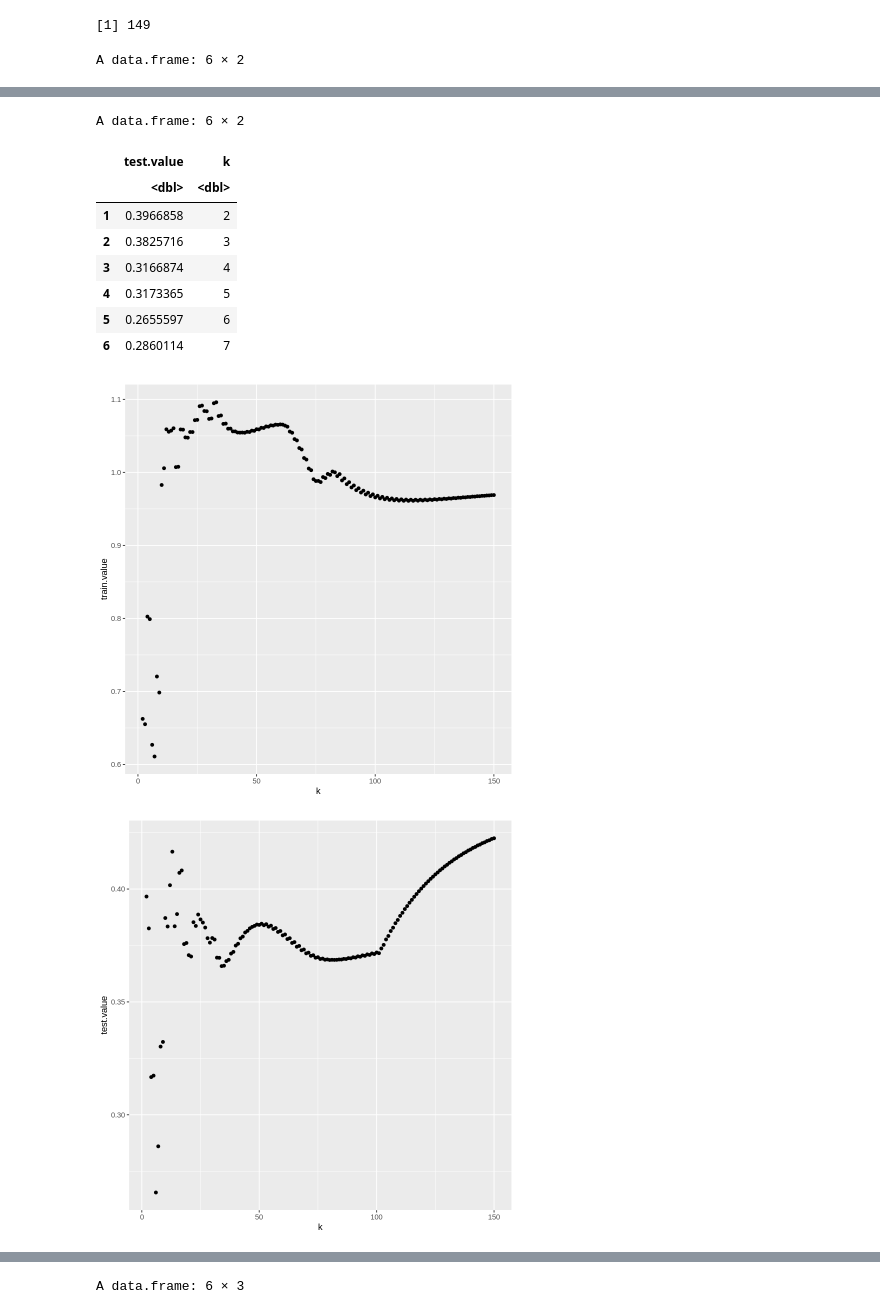
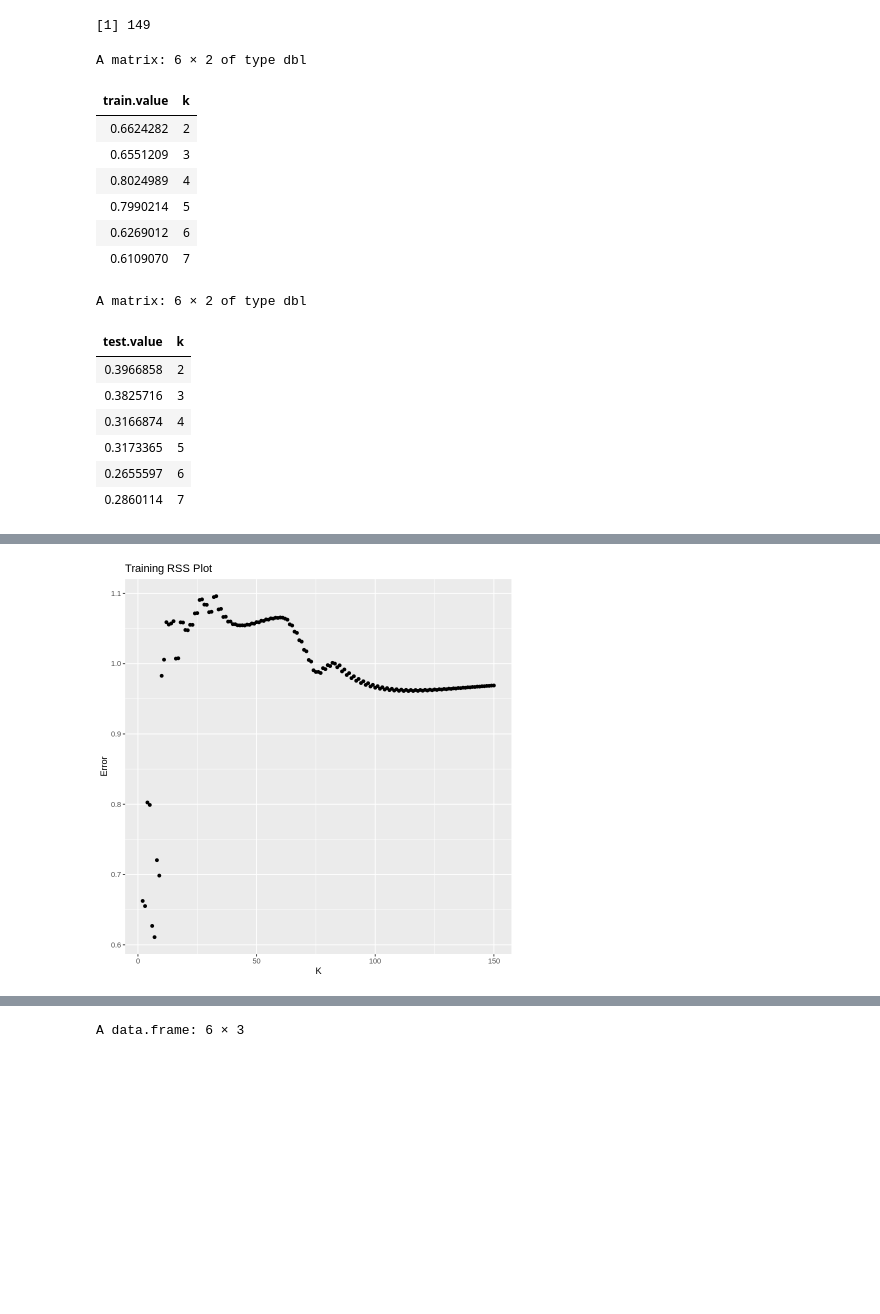
Before and after one commit to jam641/macaluso_DSPN_S23, a Jupyter notebook: Exercise17.ipynb, the cells around one changed output, grey strips where cells are left out. Saved outputs shown, nothing was run; the diff lists cells and outputs as text; code cells hidden in the pictures; blank space fills up the shorter version.

```diff
--- a/Exercise17.ipynb
+++ b/Exercise17.ipynb
@@ -554,32 +553,45 @@ A matrix: 6 × 2 of type int
 for (k in degree) {
     ridge.mod <- glmnet(poly(x,k, raw = TRUE), y, alpha = 0, lambda = lambda)
     # pull predictions
-    train.pred <- predict(ridge.mod, newx = poly(x,k, raw = TRUE))
-    test.pred <- predict(ridge.mod, newx = poly(x,k, raw = TRUE))
-    # compare predictions; get residual; observed y aka our residual error
-    train.res <- train.df$y - train.pred
-    test.res <- test.df$y - test.pred
-    # each k, we want the median squared error for our train and test
+    ridge.pred <- predict(ridge.mod, s = .00005, newx = poly(x,k, raw = TRUE))
+    # res
+    train.res <- train.df$y - ridge.pred
+    test.res <- test.df$y - ridge.pred
+    # error
     train.sq.err <- median((train.res)^2) # median of squared values
     test.sq.err <- median((test.res)^2) # median of squared values
-    # summary stat (see how the model did); which k each goes with (k = 2, not 1)
-    # output vectors, fill in iteratively; k-1 row, column 1
-    train_rss[k-1,1] <- train.sq.err # object, location in object; put right hand side value in and save it
+    # train_rss and test_rss
+    train_rss[k-1,1] <- train.sq.err # object, location in object
     test_rss[k-1,1] <- test.sq.err
 }
+# %%
+head(train_rss) # values plugged in correctly
+head(test_rss) # values plugged in correctly
+# %% [output]
+A matrix: 6 × 2 of type dbl
+| train.value | k |
+| 0.6624282 | 2 |
+| 0.6551209 | 3 |
+| 0.8024989 | 4 |
+| 0.7990214 | 5 |
+| 0.6269012 | 6 |
+| 0.6109070 | 7 |
+A matrix: 6 × 2 of type dbl
+| test.value | k |
+| 0.3966858 | 2 |
+| 0.3825716 | 3 |
+| 0.3166874 | 4 |
+| 0.3173365 | 5 |
+| 0.2655597 | 6 |
+| 0.2860114 | 7 |
 # %%
 # make matrix a df
 train.rss.df <- as.data.frame(train_rss)
-head(train.rss.df)
+# head(train.rss.df)
+
+# plotting
 train.rss.plot <- ggplot(data = train.rss.df, aes(k, train.value)) +
-  geom_point()
+   geom_point() +
+   labs(x = "K", y = "Error", title = "Training RSS Plot")
 train.rss.plot
-
-# make matrix a df
-test.rss.df <- as.data.frame(test_rss)
-head(test.rss.df)
-test.rss.plot <- ggplot(data = test.rss.df, aes(k, test.value)) +
-  geom_point()
-test.rss.plot
 # %% [output]
-A data.frame: 6 × 2
@@ -594,11 +598 @@ A data.frame: 6 × 2
-A data.frame: 6 × 2
-|  | test.value | k |
-|  | <dbl> | <dbl> |
-| 1 | 0.3966858 | 2 |
-| 2 | 0.3825716 | 3 |
-| 3 | 0.3166874 | 4 |
-| 4 | 0.3173365 | 5 |
-| 5 | 0.2655597 | 6 |
-| 6 | 0.2860114 | 7 |
-[figure, old version]
+[figure, new version]
-[figure, removed]
```
Also changed, not shown: parts of 18 cells of this notebook.
